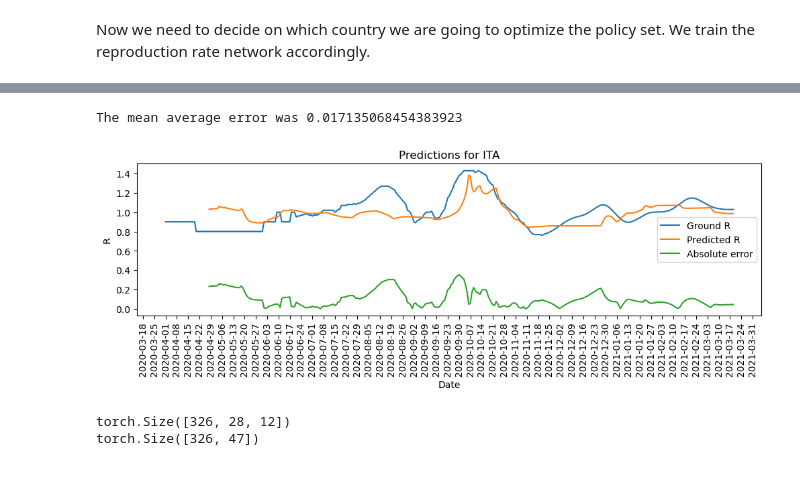
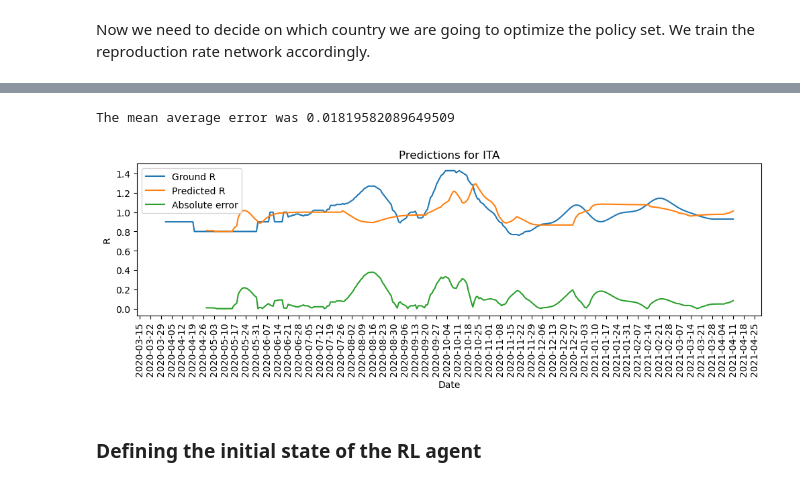
Before and after one commit to EPFLiGHT/What-If_model, a Jupyter notebook: ReinforcementLearning.ipynb, the cells around one changed output, grey strips where cells are left out. Cells and saved outputs as stored; diff of their text form; code cells hidden in the pictures.

```diff
--- a/ReinforcementLearning.ipynb
+++ b/ReinforcementLearning.ipynb
@@ -26 +33,8 @@ pl.seed_everything(42)
+# %%
+WINDOW_SIZE = 28
+CHANGE_EVERY = 1
+
+assert WINDOW_SIZE % CHANGE_EVERY == 0
+
+TARGET_COUNTRY = 'ITA'
 # %% [markdown]
@@ -40,3 +44,8 @@ data_swissre = pd.read_csv('data/swissre/swissre_data_with_vax.csv', parse_dates
+# %%
+data_swissre = pd.read_csv('data/final_data.csv', parse_dates=['date']).set_index('date')
+
+#iso_codes = ['AUT','BEL', 'BGR', 'HRV', 'CYP', 'CZE', 'DNK', 'EST', 'FIN', 'FRA', 'DEU', 'GRC', 'HUN', 'IRL', 'ITA', 'LVA', 'LTU', 'LUX', 'MLT', 'NLD', 'POL', 'PRT', 'ROU', 'SVK', 'SVN', 'ESP', 'SWE', 'GBR', 'CHE', 'NOR']
+#data_swissre = data_swissre[data_swissre['iso_code'].isin(iso_codes)]
 # %%
 # Selecting the features
 with open('config/swissre_features.yaml', 'r', encoding='utf-8') as file:
@@ -99,10 +108,12 @@ train_cols= swissre_features['demography'] +\
             swissre_features['vaccines']['to_use'] +\
             swissre_features['policies']['to_use']
 
-final_train_cols = [col for col in train_cols if not df[df['iso_code'] == target_country][col].isnull().all()]
+final_train_cols = [col for col in train_cols if not df[df['iso_code'] == TARGET_COUNTRY][col].isnull().all()]
+#final_train_cols = [col for col in final_train_cols if not df[col].std() == 0]
+
 final_train_cols = list(set(final_train_cols) - set(['fiscal_measures', 'emergency_investment_in_health_care', 'investment_in_vaccines']))
 # %%
 context = Context()
-pipeline = Pipeline(df, final_train_cols, 'r_estim', target_country, WINDOW_SIZE, context)
+pipeline = Pipeline(df, final_train_cols, 'r_estim', TARGET_COUNTRY, WINDOW_SIZE, context)
 pipeline.fit_pipeline(save_model=False)
 # %% [output]
@@ -113,17 +144,16 @@ The dataloader, train dataloader, does not have many workers which may be a bott
 # %%
 predictions = pipeline.predict()
 
-plot = Plot(df, 'r_estim', target_country, save_path='./plots/') #shifted_r_estim
+plot = Plot(df, 'r_estim', TARGET_COUNTRY, save_path='./plots/') #shifted_r_estim
 plot.plot_results(predictions, show = True)
 # %% [output]
-The mean average error was 0.017135068454383923
+The mean average error was 0.01819582089649509
-[figure, old version]
+[figure, new version]
+# %% [markdown]
+### Defining the initial state of the RL agent
 # %%
-model = pipeline.get_model()
-print(pipeline.get_data()[1][1].shape)
-print(pipeline.get_data()[1][0].shape)
+# model = pipeline.get_model()
+# print(pipeline.get_data()[1][1].shape)
+# print(pipeline.get_data()[1][0].shape)
-# %% [output]
-torch.Size([326, 28, 12])
-torch.Size([326, 47])
 # %%
 variable_names = pipeline.get_cols()[1]
```
Also changed, not shown: parts of 34 cells of this notebook, 8 other files.
